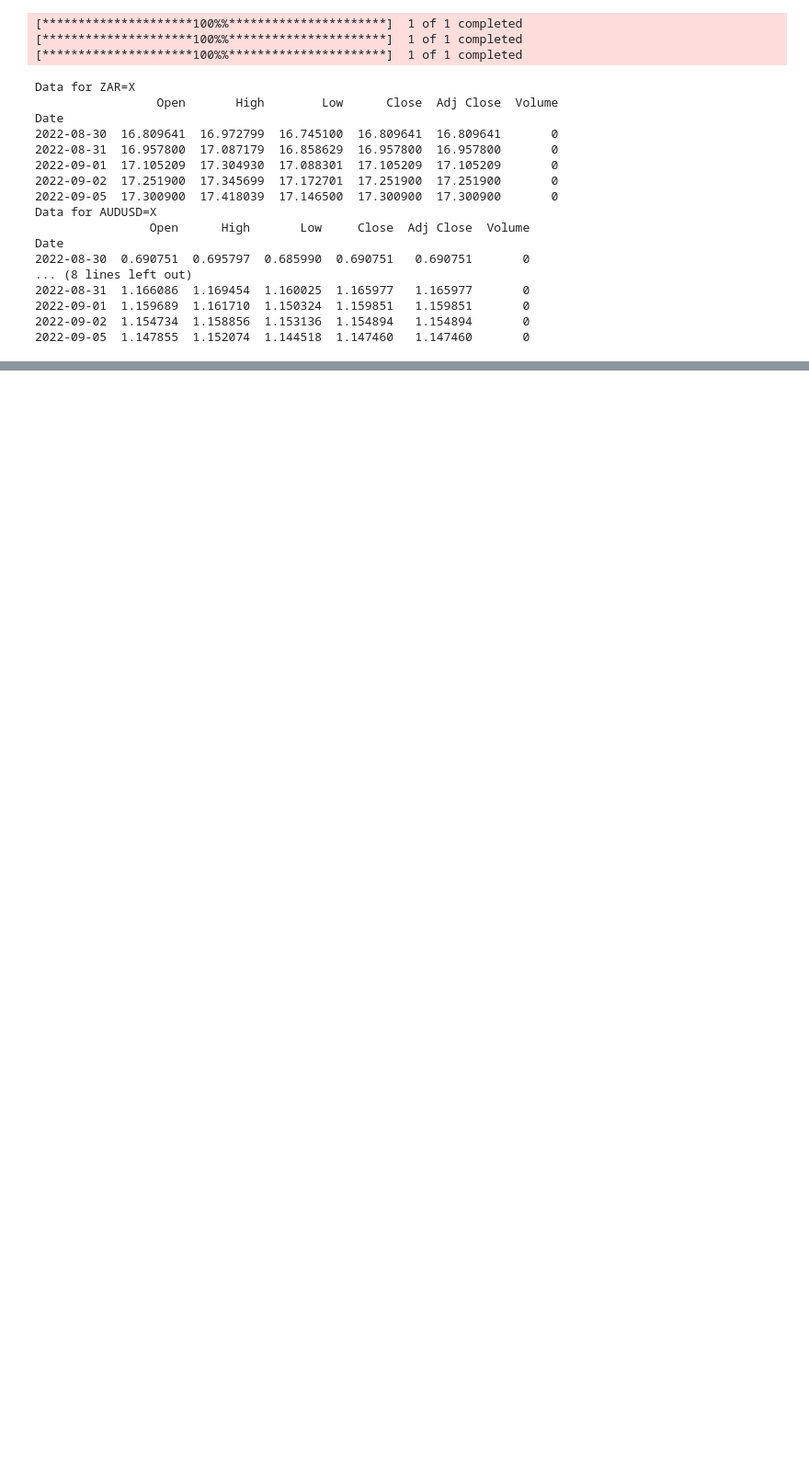
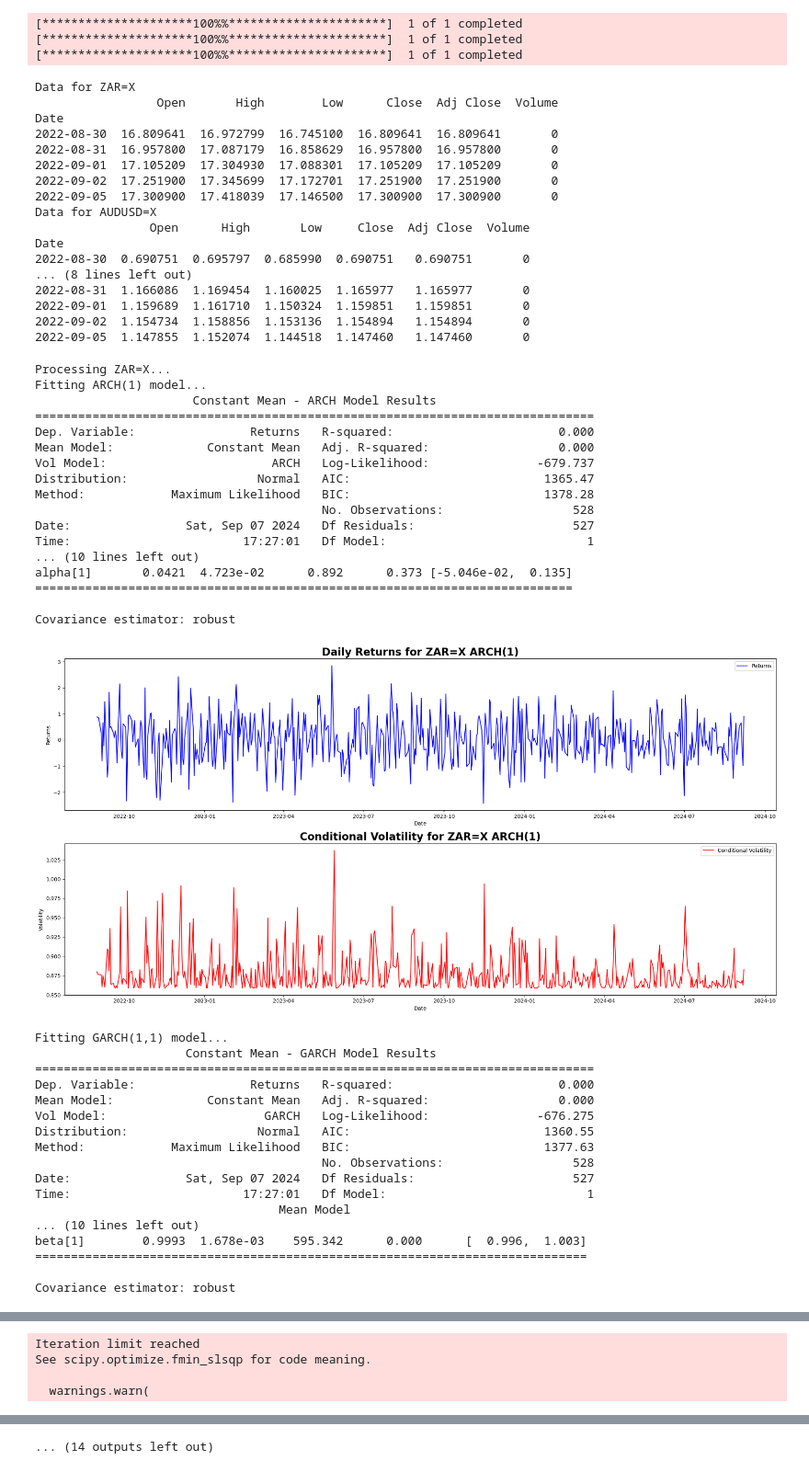
Before and after one commit to alliajagbe/volatility-modelling, a Jupyter notebook: assignment1.ipynb, the cells around one changed output, grey strips where cells are left out. Shown at 92% size. Cells and saved outputs as stored; diff of their text form; code cells hidden in the pictures; blank space fills up the shorter version.

```diff
--- a/assignment1.ipynb
+++ b/assignment1.ipynb
@@ -64,10 +64,17 @@ def visualize_results(returns, model_results, title):
     plt.figure(figsize=(20, 10))
     plt.subplot(2, 1, 1)
     plt.plot(returns, label='Returns', color='blue')
-    plt.title(f"Daily Returns for {title}")
+    plt.title(f"Daily Returns for {title}", fontsize=20, fontweight='bold')
     plt.xlabel('Date')
     plt.ylabel('Returns')
     plt.legend()
 
     # plot volatility
     plt.subplot(2, 1, 2)
+    plt.plot(model_results.conditional_volatility, label='Conditional Volatility', color='red')
+    plt.title(f"Conditional Volatility for {title}", fontsize=20, fontweight='bold')
+    plt.xlabel('Date')
+    plt.ylabel('Volatility')
+    plt.legend()
+    plt.tight_layout()
+    plt.show()
@@ -73,0 +125,40 @@ def visualize_results(returns, model_results, title):
+# %%
+for key, df in exchange_data.items():
+    returns = calculate_returns(df)
+    evaluate_and_visualiaze(returns, key)
+# %% [output]
+Processing ZAR=X...
+Fitting ARCH(1) model...
+                      Constant Mean - ARCH Model Results
+==============================================================================
+Dep. Variable:                Returns   R-squared:                       0.000
+Mean Model:             Constant Mean   Adj. R-squared:                  0.000
+Vol Model:                       ARCH   Log-Likelihood:               -679.737
+Distribution:                  Normal   AIC:                           1365.47
+Method:            Maximum Likelihood   BIC:                           1378.28
+                                        No. Observations:                  528
+Date:                Sat, Sep 07 2024   Df Residuals:                      527
+Time:                        17:27:01   Df Model:                            1
+... (10 lines left out)
+alpha[1]       0.0421  4.723e-02      0.892      0.373 [-5.046e-02,  0.135]
+===========================================================================
+
+Covariance estimator: robust
+[figure, added]
+Fitting GARCH(1,1) model...
+                     Constant Mean - GARCH Model Results
+==============================================================================
+Dep. Variable:                Returns   R-squared:                       0.000
+Mean Model:             Constant Mean   Adj. R-squared:                  0.000
+Vol Model:                      GARCH   Log-Likelihood:               -676.275
+Distribution:                  Normal   AIC:                           1360.55
+Method:            Maximum Likelihood   BIC:                           1377.63
+                                        No. Observations:                  528
+Date:                Sat, Sep 07 2024   Df Residuals:                      527
+Time:                        17:27:01   Df Model:                            1
+                                  Mean Model
+... (10 lines left out)
+beta[1]        0.9993  1.678e-03    595.342      0.000      [  0.996,  1.003]
+=============================================================================
+
+Covariance estimator: robust
@@ -73,0 +183,4 @@ def visualize_results(returns, model_results, title):
+Iteration limit reached
+See scipy.optimize.fmin_slsqp for code meaning.
+
+  warnings.warn(
@@ -73,0 +241 @@ def visualize_results(returns, model_results, title):
+... (14 outputs left out)
```
Also changed, not shown: parts of 2 cells of this notebook.
